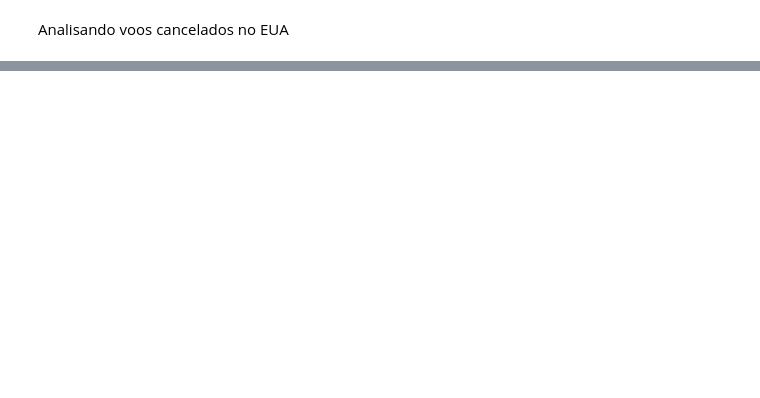
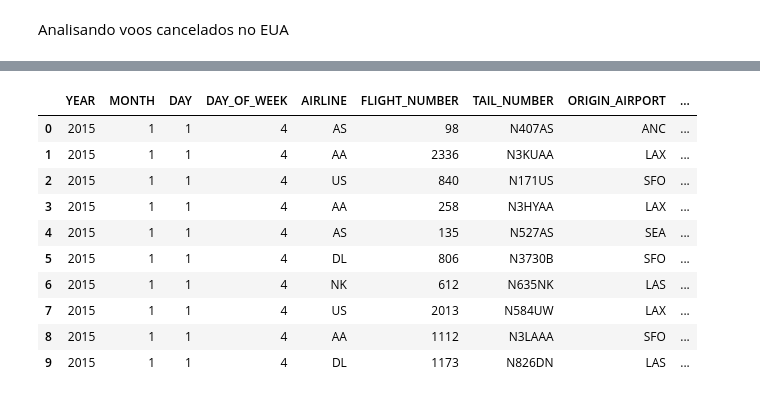
Before and after one commit to fernanda993/Voos_Cancelados, a Jupyter notebook: Analise_Voo.ipynb, the cells around one changed output, grey strips where cells are left out. Drawn from its saved outputs; the diff is of its cells as text; code cells hidden in the pictures; blank space fills up the shorter version.

```diff
--- a/Analise_Voo.ipynb
+++ b/Analise_Voo.ipynb
@@ -7,4 +9,4 @@ import pandas as pd
 # %%
 companhias_aerias = pd.read_csv('/content/drive/My Drive/arquivo/airlines.csv')
-aeroportos = pd.read_csv('/content/drive/My Drive/arquivo/airports.csv')
-voos = pd.read_csv('/content/drive/My Drive/arquivo/flights.csv')
+aeroport = pd.read_csv('/content/drive/My Drive/arquivo/airports.csv')
+voo = pd.read_csv('/content/drive/My Drive/arquivo/flights.csv')
@@ -13,0 +13,14 @@ NameError: ignored
+# %%
+voo.head(10)
+# %% [output]
+|  | YEAR | MONTH | DAY | DAY_OF_WEEK | AIRLINE | FLIGHT_NUMBER | TAIL_NUMBER | ORIGIN_AIRPORT | ... |
+| 0 | 2015 | 1 | 1 | 4 | AS | 98 | N407AS | ANC | ... |
+| 1 | 2015 | 1 | 1 | 4 | AA | 2336 | N3KUAA | LAX | ... |
+| 2 | 2015 | 1 | 1 | 4 | US | 840 | N171US | SFO | ... |
+| 3 | 2015 | 1 | 1 | 4 | AA | 258 | N3HYAA | LAX | ... |
+| 4 | 2015 | 1 | 1 | 4 | AS | 135 | N527AS | SEA | ... |
+| 5 | 2015 | 1 | 1 | 4 | DL | 806 | N3730B | SFO | ... |
+| 6 | 2015 | 1 | 1 | 4 | NK | 612 | N635NK | LAS | ... |
+| 7 | 2015 | 1 | 1 | 4 | US | 2013 | N584UW | LAX | ... |
+| 8 | 2015 | 1 | 1 | 4 | AA | 1112 | N3LAAA | SFO | ... |
+| 9 | 2015 | 1 | 1 | 4 | DL | 1173 | N826DN | LAS | ... |
```
Also changed, not shown: parts of 14 cells of this notebook.
